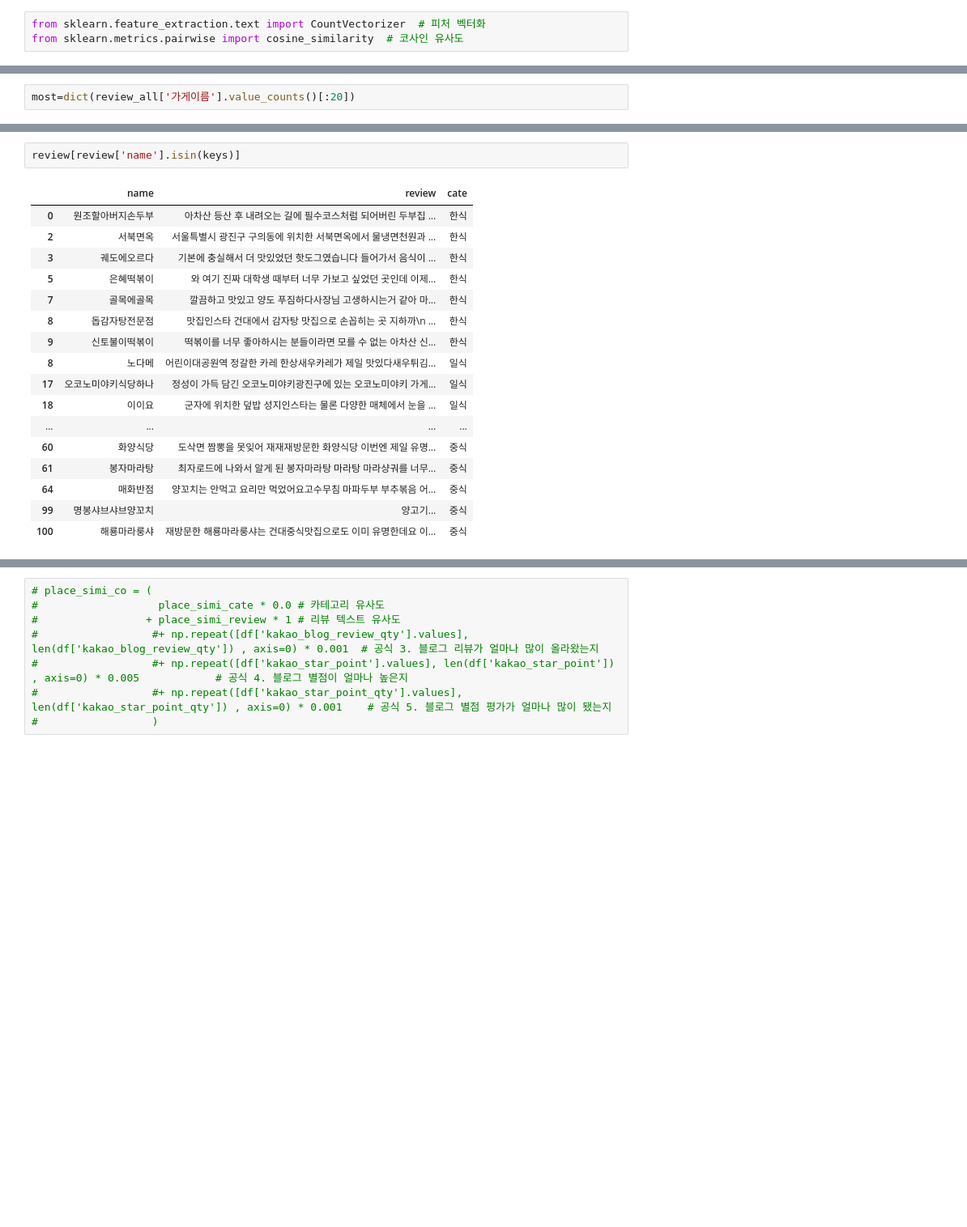
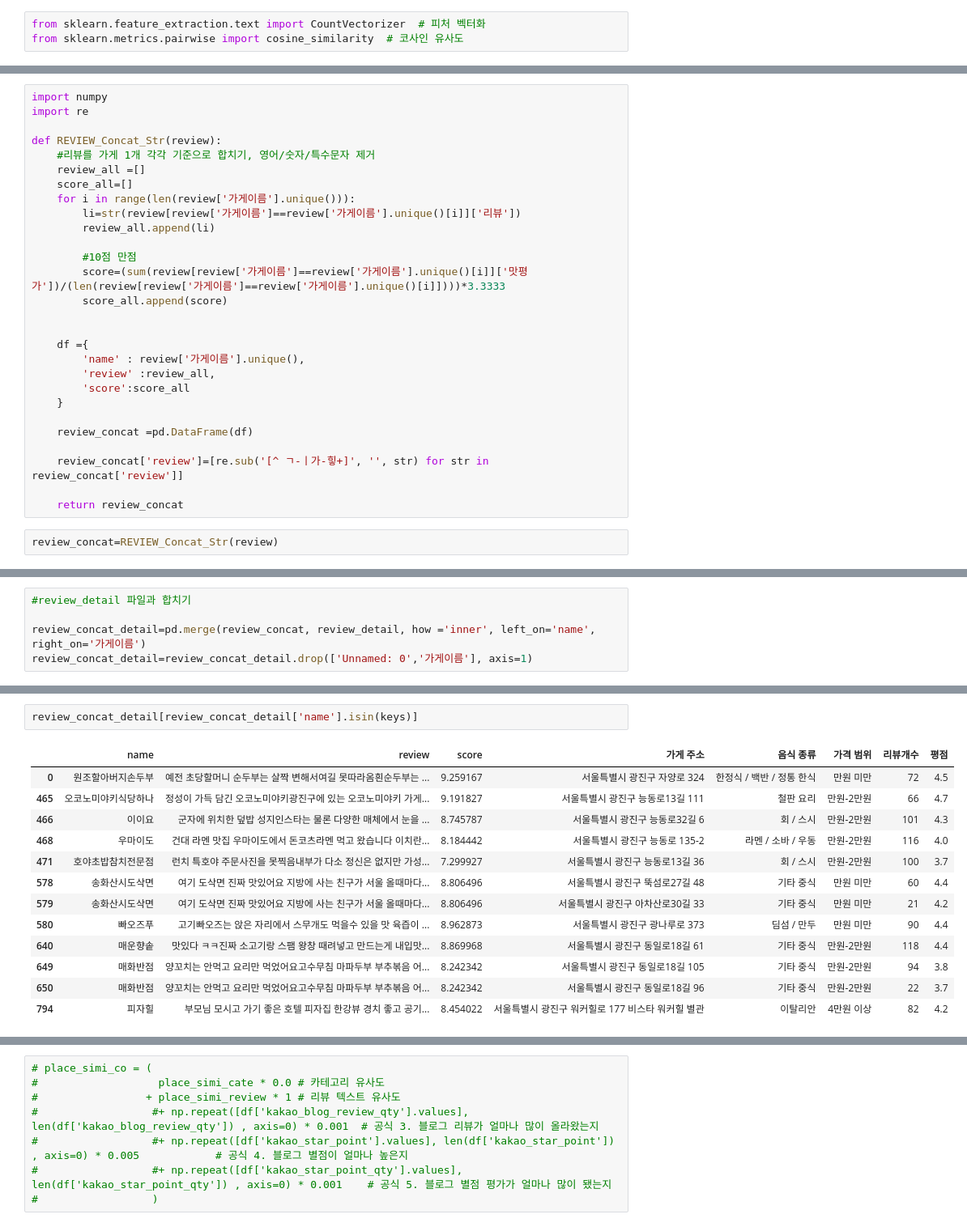
Before and after one commit to moonjeong-j/dl-ncf-cbf-recommendation, a Jupyter notebook: source_code/cosine similarity.ipynb, the cells around one changed output, grey strips where cells are left out. Shown at 81% size. Cells and saved outputs as stored; diff of their text form; blank space fills up the shorter version.

```diff
--- a/source_code/cosine similarity.ipynb
+++ b/source_code/cosine similarity.ipynb
@@ -66,2 +146,0 @@ dict(review_all['가게이름'].value_counts()[:10])
-# %%
-most=dict(review_all['가게이름'].value_counts()[:20])
@@ -67,0 +151,30 @@ most=dict(review_all['가게이름'].value_counts()[:20])
+# %%
+import numpy
+import re
+
+def REVIEW_Concat_Str(review):
+    #리뷰를 가게 1개 각각 기준으로 합치기, 영어/숫자/특수문자 제거
+    review_all =[]
+    score_all=[]
+    for i in range(len(review['가게이름'].unique())):
+        li=str(review[review['가게이름']==review['가게이름'].unique()[i]]['리뷰'])
+        review_all.append(li)
+
+        #10점 만점
+        score=(sum(review[review['가게이름']==review['가게이름'].unique()[i]]['맛평가'])/(len(review[review['가게이름']==review['가게이름'].unique()[i]])))*3.3333
+        score_all.append(score)
+
+
+    df ={
+        'name' : review['가게이름'].unique(),
+        'review' :review_all,
+        'score':score_all
+    }
+
+    review_concat =pd.DataFrame(df)
+
+    review_concat['review']=[re.sub('[^ ㄱ-ㅣ가-힣+]', '', str) for str in review_concat['review']]
+
+    return review_concat
+# %%
+review_concat=REVIEW_Concat_Str(review)
@@ -67,0 +202,5 @@ most=dict(review_all['가게이름'].value_counts()[:20])
+# %%
+#review_detail 파일과 합치기
+
+review_concat_detail=pd.merge(review_concat, review_detail, how ='inner', left_on='name', right_on='가게이름')
+review_concat_detail=review_concat_detail.drop(['Unnamed: 0','가게이름'], axis=1)
@@ -137,20 +273,16 @@ review
 # %%
-review[review['name'].isin(keys)]
+review_concat_detail[review_concat_detail['name'].isin(keys)]
 # %% [output]
-|  | name | review | cate |
-| 0 | 원조할아버지손두부 | 아차산 등산 후 내려오는 길에 필수코스처럼 되어버린 두부집 ... | 한식 |
-| 2 | 서북면옥 | 서울특별시 광진구 구의동에 위치한 서북면옥에서 물냉면천원과 ... | 한식 |
-| 3 | 궤도에오르다 | 기본에 충실해서 더 맛있었던 핫도그였습니다 들어가서 음식이 ... | 한식 |
-| 5 | 은혜떡볶이 | 와 여기 진짜 대학생 때부터 너무 가보고 싶었던 곳인데 이제... | 한식 |
-| 7 | 골목에골목 | 깔끔하고 맛있고 양도 푸짐하다사장님 고생하시는거 같아 마... | 한식 |
-| 8 | 돕감자탕전문점 | 맛집인스타 건대에서 감자탕 맛집으로 손꼽히는 곳 지하까\n ... | 한식 |
-| 9 | 신토불이떡볶이 | 떡볶이를 너무 좋아하시는 분들이라면 모를 수 없는 아차산 신... | 한식 |
-| 8 | 노다메 | 어린이대공원역 정갈한 카레 한상새우카레가 제일 맛있다새우튀김... | 일식 |
-| 17 | 오코노미야키식당하나 | 정성이 가득 담긴 오코노미야키광진구에 있는 오코노미야키 가게... | 일식 |
-| 18 | 이이요 | 군자에 위치한 덮밥 성지인스타는 물론 다양한 매체에서 눈을 ... | 일식 |
-| ... | ... | ... | ... |
-| 60 | 화양식당 | 도삭면 짬뽕을 못잊어 재재재방문한 화양식당 이번엔 제일 유명... | 중식 |
-| 61 | 봉자마라탕 | 최자로드에 나와서 알게 된 봉자마라탕 마라탕 마라샹궈를 너무... | 중식 |
-| 64 | 매화반점 | 양꼬치는 안먹고 요리만 먹었어요고수무침 마파두부 부추볶음 어... | 중식 |
-| 99 | 명봉샤브샤브양꼬치 | 양고기... | 중식 |
-| 100 | 해룡마라룽샤 | 재방문한 해룡마라룽샤는 건대중식맛집으로도 이미 유명한데요 이... | 중식 |
+|  | name | review | score | 가게 주소 | 음식 종류 | 가격 범위 | 리뷰개수 | 평점 |
+| 0 | 원조할아버지손두부 | 예전 초당할머니 순두부는 살짝 변해서여길 못따라옴흰순두부는 ... | 9.259167 | 서울특별시 광진구 자양로 324 | 한정식 / 백반 / 정통 한식 | 만원 미만 | 72 | 4.5 |
+| 465 | 오코노미야키식당하나 | 정성이 가득 담긴 오코노미야키광진구에 있는 오코노미야키 가게... | 9.191827 | 서울특별시 광진구 능동로13길 111 | 철판 요리 | 만원-2만원 | 66 | 4.7 |
+| 466 | 이이요 | 군자에 위치한 덮밥 성지인스타는 물론 다양한 매체에서 눈을 ... | 8.745787 | 서울특별시 광진구 능동로32길 6 | 회 / 스시 | 만원-2만원 | 101 | 4.3 |
+| 468 | 우마이도 | 건대 라멘 맛집 우마이도에서 돈코츠라멘 먹고 왔습니다 이치란... | 8.184442 | 서울특별시 광진구 능동로 135-2 | 라멘 / 소바 / 우동 | 만원-2만원 | 116 | 4.0 |
+| 471 | 호야초밥참치전문점 | 런치 특호야 주문사진을 못찍음내부가 다소 정신은 없지만 가성... | 7.299927 | 서울특별시 광진구 능동로13길 36 | 회 / 스시 | 만원-2만원 | 100 | 3.7 |
+| 578 | 송화산시도삭면 | 여기 도삭면 진짜 맛있어요 지방에 사는 친구가 서울 올때마다... | 8.806496 | 서울특별시 광진구 뚝섬로27길 48 | 기타 중식 | 만원 미만 | 60 | 4.4 |
+| 579 | 송화산시도삭면 | 여기 도삭면 진짜 맛있어요 지방에 사는 친구가 서울 올때마다... | 8.806496 | 서울특별시 광진구 아차산로30길 33 | 기타 중식 | 만원 미만 | 21 | 4.2 |
+| 580 | 빠오즈푸 | 고기빠오즈는 앉은 자리에서 스무개도 먹을수 있을 맛 육즙이 ... | 8.962873 | 서울특별시 광진구 광나루로 373 | 딤섬 / 만두 | 만원 미만 | 90 | 4.4 |
+| 640 | 매운향솥 | 맛있다 ㅋㅋ진짜 소고기랑 스팸 왕창 때려넣고 만드는게 내입맛... | 8.869968 | 서울특별시 광진구 동일로18길 61 | 기타 중식 | 만원-2만원 | 118 | 4.4 |
+| 649 | 매화반점 | 양꼬치는 안먹고 요리만 먹었어요고수무침 마파두부 부추볶음 어... | 8.242342 | 서울특별시 광진구 동일로18길 105 | 기타 중식 | 만원-2만원 | 94 | 3.8 |
+| 650 | 매화반점 | 양꼬치는 안먹고 요리만 먹었어요고수무침 마파두부 부추볶음 어... | 8.242342 | 서울특별시 광진구 동일로18길 96 | 기타 중식 | 만원-2만원 | 22 | 3.7 |
+| 794 | 피자힐 | 부모님 모시고 가기 좋은 호텔 피자집 한강뷰 경치 좋고 공기... | 8.454022 | 서울특별시 광진구 워커힐로 177 비스타 워커힐 별관 | 이탈리안 | 4만원 이상 | 82 | 4.2 |
```
Also changed, not shown: parts of 42 cells of this notebook, 1 other file.
